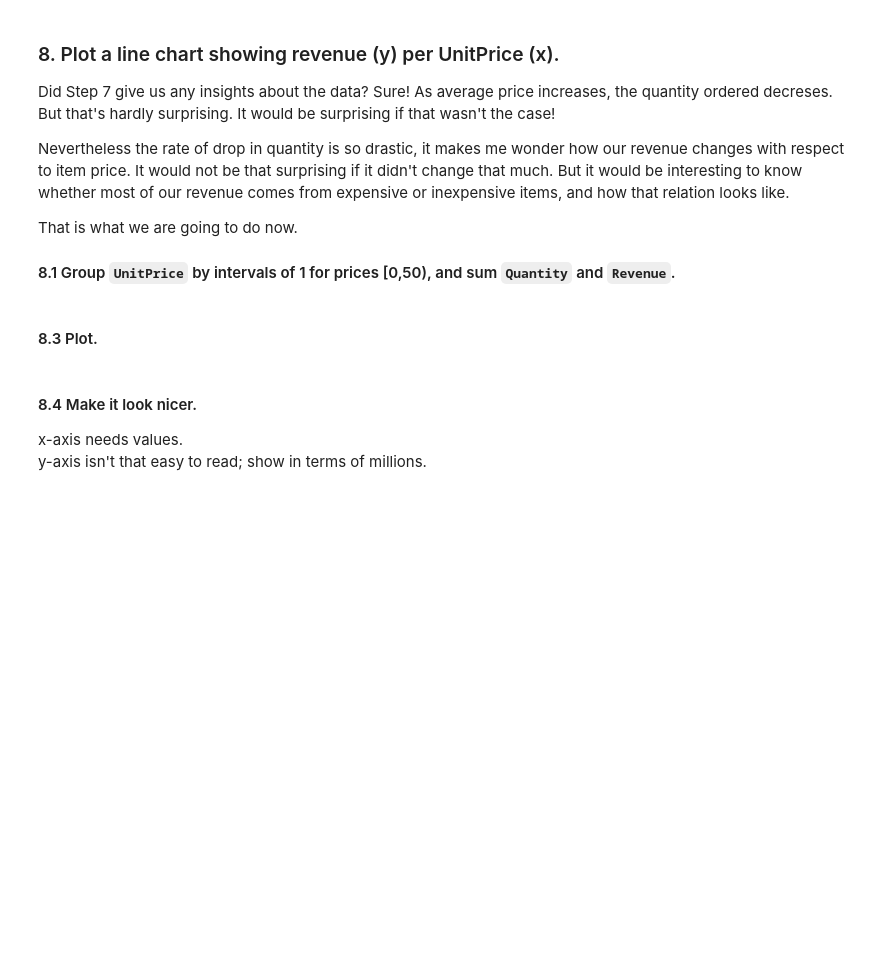
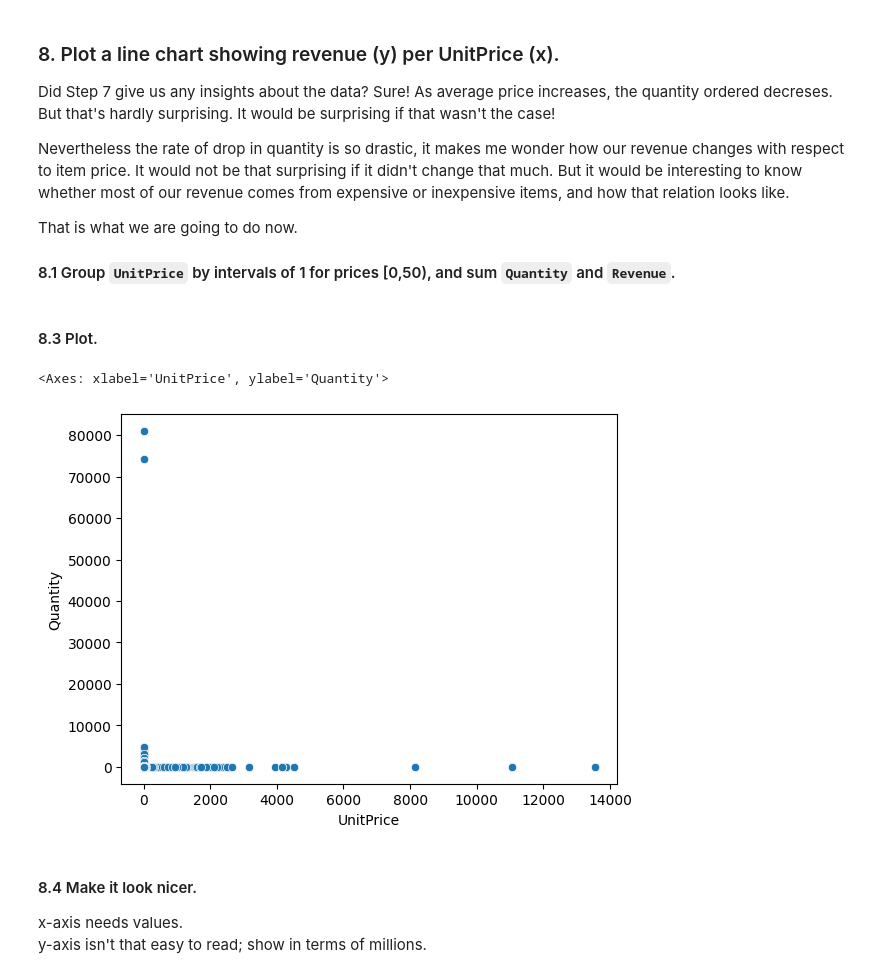
Before and after one commit to itsTeoR/exercises, a Jupyter notebook: 07_Visualization/Online_Retail/Exercises.ipynb, the cells around one changed output. Saved outputs shown, nothing was run; the diff lists cells and outputs as text; code cells hidden in the pictures; blank space fills up the shorter version.

```diff
--- a/07_Visualization/Online_Retail/Exercises.ipynb
+++ b/07_Visualization/Online_Retail/Exercises.ipynb
@@ -128,6 +141,12 @@ That is what we are going to do now.
 #### 8.1 Group `UnitPrice` by intervals of 1 for prices [0,50), and sum `Quantity` and `Revenue`.
 # %% [markdown]
 #### 8.3 Plot.
+# %%
+df_wo_0 = df[df['UnitPrice']>0]
+sns.scatterplot(data = df_wo_0, x = 'UnitPrice', y = 'Quantity')
+# %% [output]
+<Axes: xlabel='UnitPrice', ylabel='Quantity'>
+[figure, added]
 # %% [markdown]
 #### 8.4 Make it look nicer.
 x-axis needs values.
```
Also changed, not shown: parts of 2 cells of this notebook.
